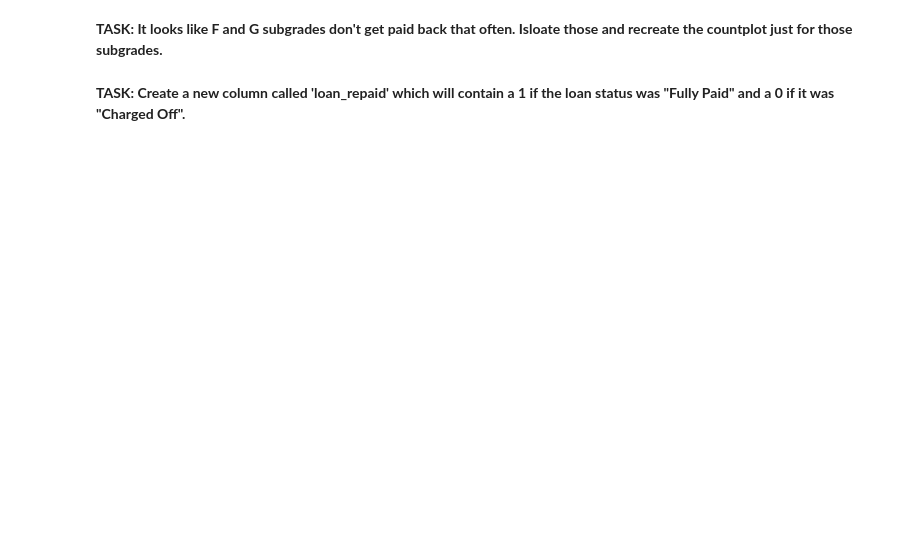
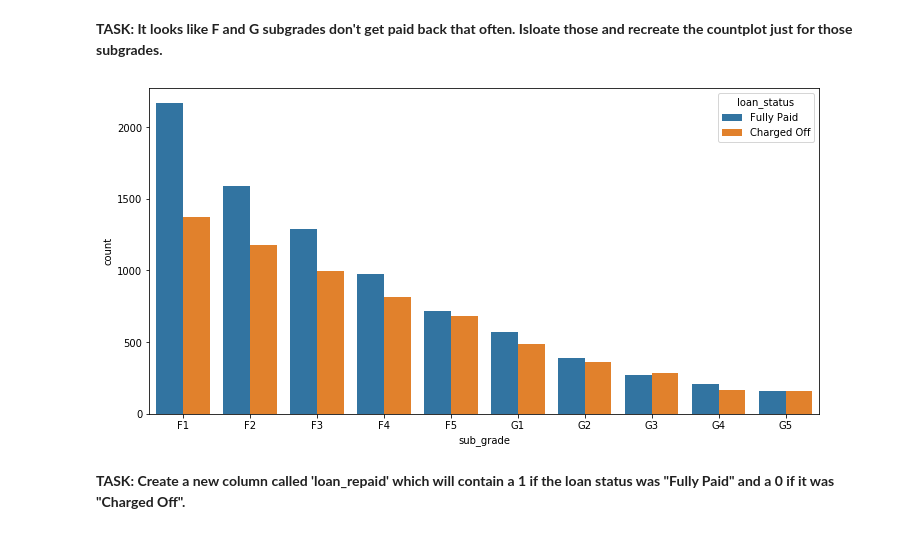
Before and after one commit to renegmed/tf2_bootcamp_portilla, a Jupyter notebook: 07_basic_artificial_neural_networks/04_Keras_Project_Exercise.ipynb, the cells around one changed output. Saved outputs shown, nothing was run; the diff lists cells and outputs as text; code cells hidden in the pictures; blank space fills up the shorter version.

```diff
--- a/07_basic_artificial_neural_networks/04_Keras_Project_Exercise.ipynb
+++ b/07_basic_artificial_neural_networks/04_Keras_Project_Exercise.ipynb
@@ -223,10 +270,12 @@ plt.show()
 # %%
 plt.figure(figsize=(12,6))
 fg_df = df[ (df.grade == 'F') | (df.grade == 'G') ]
 fg_df = fg_df.sort_values(by=['sub_grade'], ascending=True)
 #fg_df['loan_status']
-sns.countplot(x='sub_grade',data=fg_df, hue='loan_status' )
+sns.countplot(x='sub_grade',data=fg_df, hue='loan_status', hue_order=['Fully Paid', 'Charged Off'] )
 plt.show()
+# %% [output]
+[figure, added]
 # %% [markdown]
 **TASK: Create a new column called 'loan_repaid' which will contain a 1 if the loan status was "Fully Paid" and a 0 if it was "Charged Off".**
 # %%
```
Also changed, not shown: parts of 44 cells of this notebook, 13 other files.
